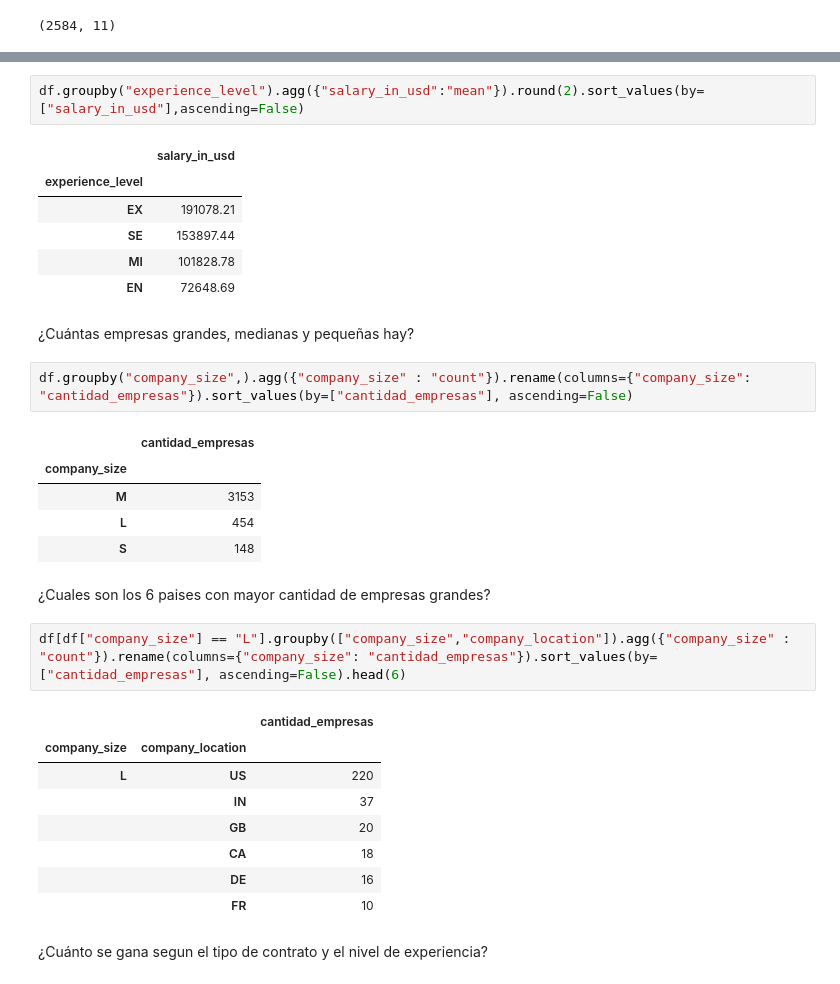
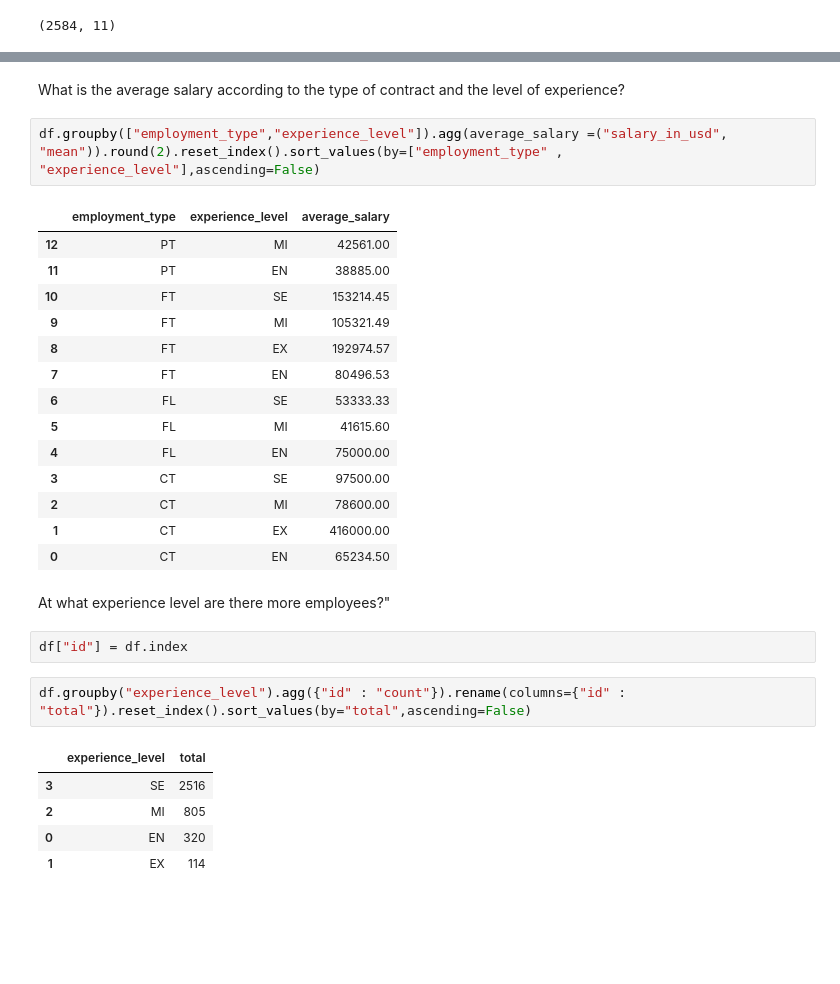
Before and after one commit to Germandcont/Data-Science---Salary-, a Jupyter notebook: Cuaderno/ds.ipynb, the cells around one changed output, grey strips where cells are left out. Cells and saved outputs as stored; diff of their text form; blank space fills up the shorter version.

```diff
--- a/Cuaderno/ds.ipynb
+++ b/Cuaderno/ds.ipynb
@@ -179,34 +204,31 @@ df.groupby("company_location").agg({"salary_in_usd":"mean"}).round(2).sort_value
+# %% [markdown]
+What is the average salary according to the type of contract and the level of experience?
 # %%
-df.groupby("experience_level").agg({"salary_in_usd":"mean"}).round(2).sort_values(by=["salary_in_usd"],ascending=False)
+df.groupby(["employment_type","experience_level"]).agg(average_salary =("salary_in_usd", "mean")).round(2).reset_index().sort_values(by=["employment_type" , "experience_level"],ascending=False)
 # %% [output]
-|  | salary_in_usd |
-| experience_level |  |
-| EX | 191078.21 |
-| SE | 153897.44 |
-| MI | 101828.78 |
-| EN | 72648.69 |
+|  | employment_type | experience_level | average_salary |
+| 12 | PT | MI | 42561.00 |
+| 11 | PT | EN | 38885.00 |
+| 10 | FT | SE | 153214.45 |
+| 9 | FT | MI | 105321.49 |
+| 8 | FT | EX | 192974.57 |
+| 7 | FT | EN | 80496.53 |
+| 6 | FL | SE | 53333.33 |
+| 5 | FL | MI | 41615.60 |
+| 4 | FL | EN | 75000.00 |
+| 3 | CT | SE | 97500.00 |
+| 2 | CT | MI | 78600.00 |
+| 1 | CT | EX | 416000.00 |
+| 0 | CT | EN | 65234.50 |
-# %% [markdown]
-¿Cuántas empresas grandes, medianas y pequeñas hay?
+# %% [markdown]
+At what experience level are there more employees?"
+# %%
+df["id"] = df.index
 # %%
-df.groupby("company_size",).agg({"company_size" : "count"}).rename(columns={"company_size": "cantidad_empresas"}).sort_values(by=["cantidad_empresas"], ascending=False)
+df.groupby("experience_level").agg({"id" : "count"}).rename(columns={"id" : "total"}).reset_index().sort_values(by="total",ascending=False)
 # %% [output]
-|  | cantidad_empresas |
-| company_size |  |
-| M | 3153 |
-| L | 454 |
-| S | 148 |
+|  | experience_level | total |
+| 3 | SE | 2516 |
+| 2 | MI | 805 |
+| 0 | EN | 320 |
+| 1 | EX | 114 |
-# %% [markdown]
-¿Cuales son los 6 paises con mayor cantidad de empresas grandes?
-# %%
-df[df["company_size"] == "L"].groupby(["company_size","company_location"]).agg({"company_size" : "count"}).rename(columns={"company_size": "cantidad_empresas"}).sort_values(by=["cantidad_empresas"], ascending=False).head(6)
-# %% [output]
-|  |  | cantidad_empresas |
-| company_size | company_location |  |
-| L | US | 220 |
-|  | IN | 37 |
-|  | GB | 20 |
-|  | CA | 18 |
-|  | DE | 16 |
-|  | FR | 10 |
-# %% [markdown]
-¿Cuánto se gana segun el tipo de contrato y el nivel de experiencia?
```
Also changed, not shown: parts of 21 cells of this notebook.
